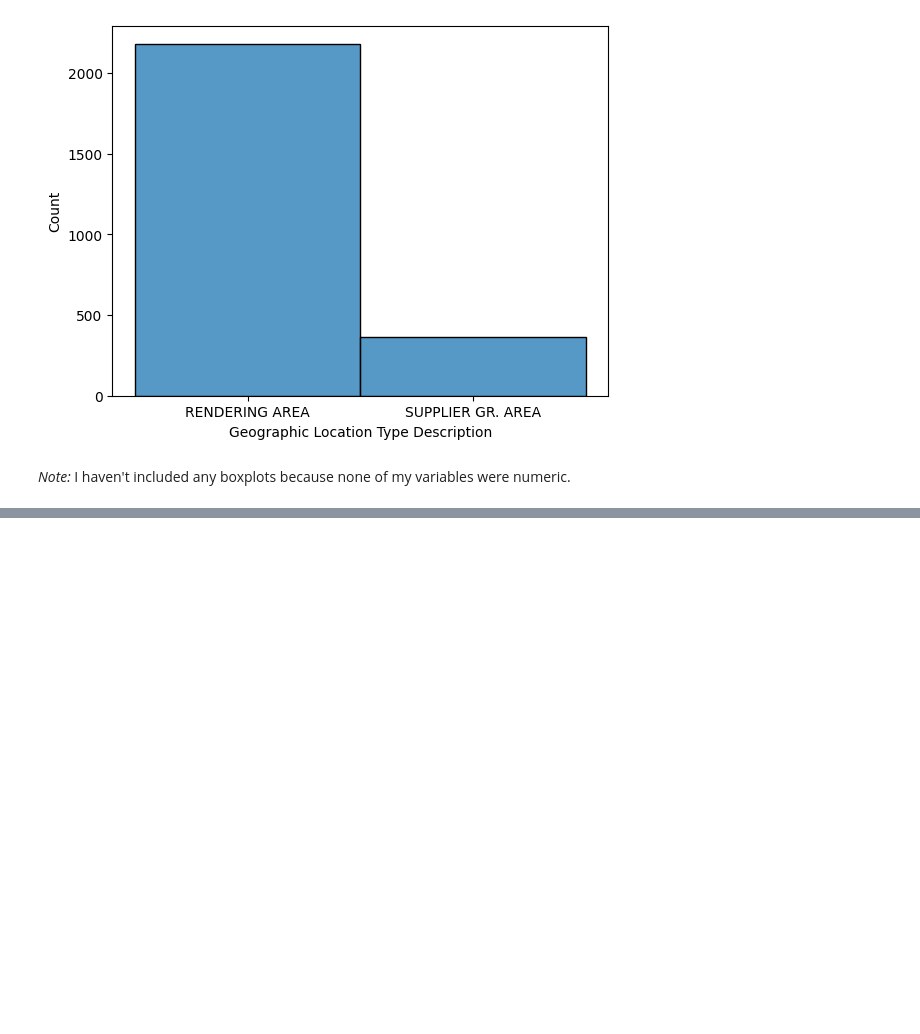
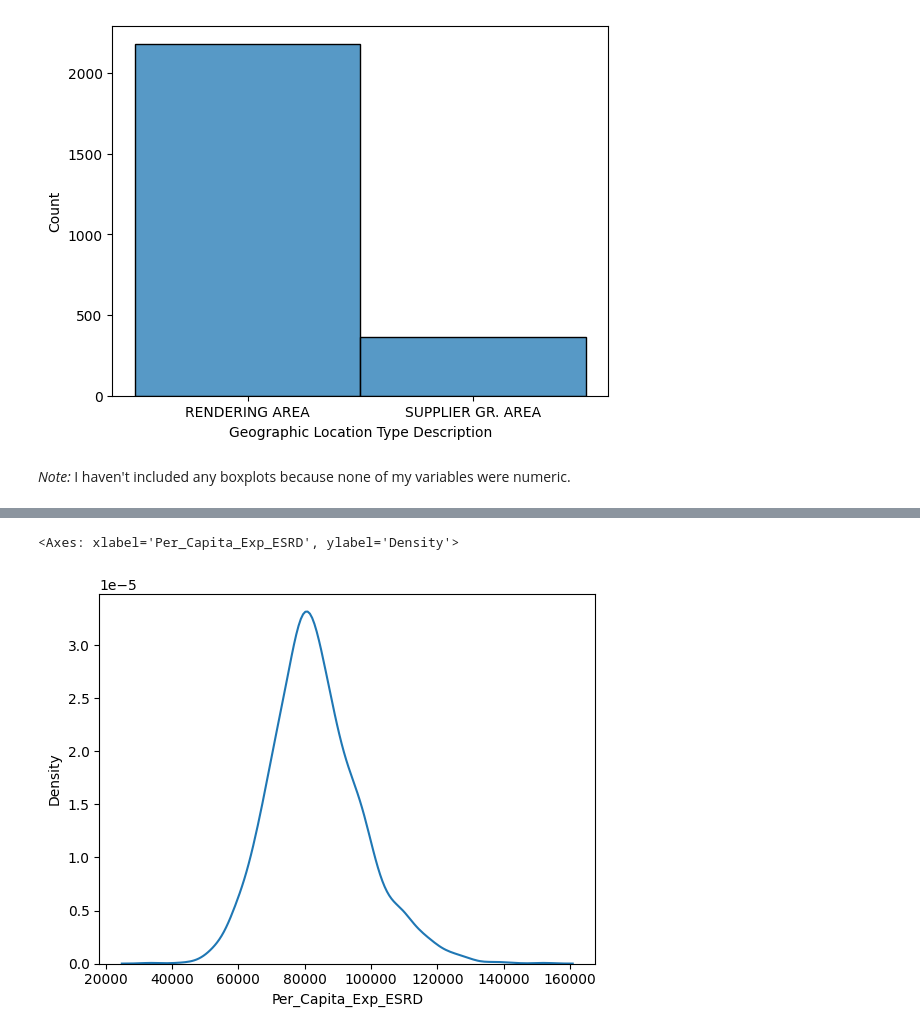
Before and after one commit to kelseymatsik/visualization, a Jupyter notebook: assignment/assignment.ipynb, the cells around one changed output, grey strips where cells are left out. Cells and saved outputs as stored; diff of their text form; code cells hidden in the pictures; blank space fills up the shorter version.

```diff
--- a/assignment/assignment.ipynb
+++ b/assignment/assignment.ipynb
@@ -374,0 +364,3 @@ The results of the kernel density plot do not appear to need any transformations
+# %%
+df2 = pd.read_csv("./DS3001/County_level_Aggregate_Expenditure_and_Risk_Score_Data_on_Assignable_Beneficiaries_2022.csv")
+df2.head()
@@ -374,0 +374,8 @@ The results of the kernel density plot do not appear to need any transformations
+# %%
+# Convert string variables to numeric
+df2["Per_Capita_Exp_ESRD"] = pd.to_numeric(df2["Per_Capita_Exp_ESRD"], errors="coerce")
+# %%
+sns.kdeplot(data=df2, x="Per_Capita_Exp_ESRD")
+# %% [output]
+<Axes: xlabel='Per_Capita_Exp_ESRD', ylabel='Density'>
+[figure, added]
```
Also changed, not shown: parts of 15 cells of this notebook.
